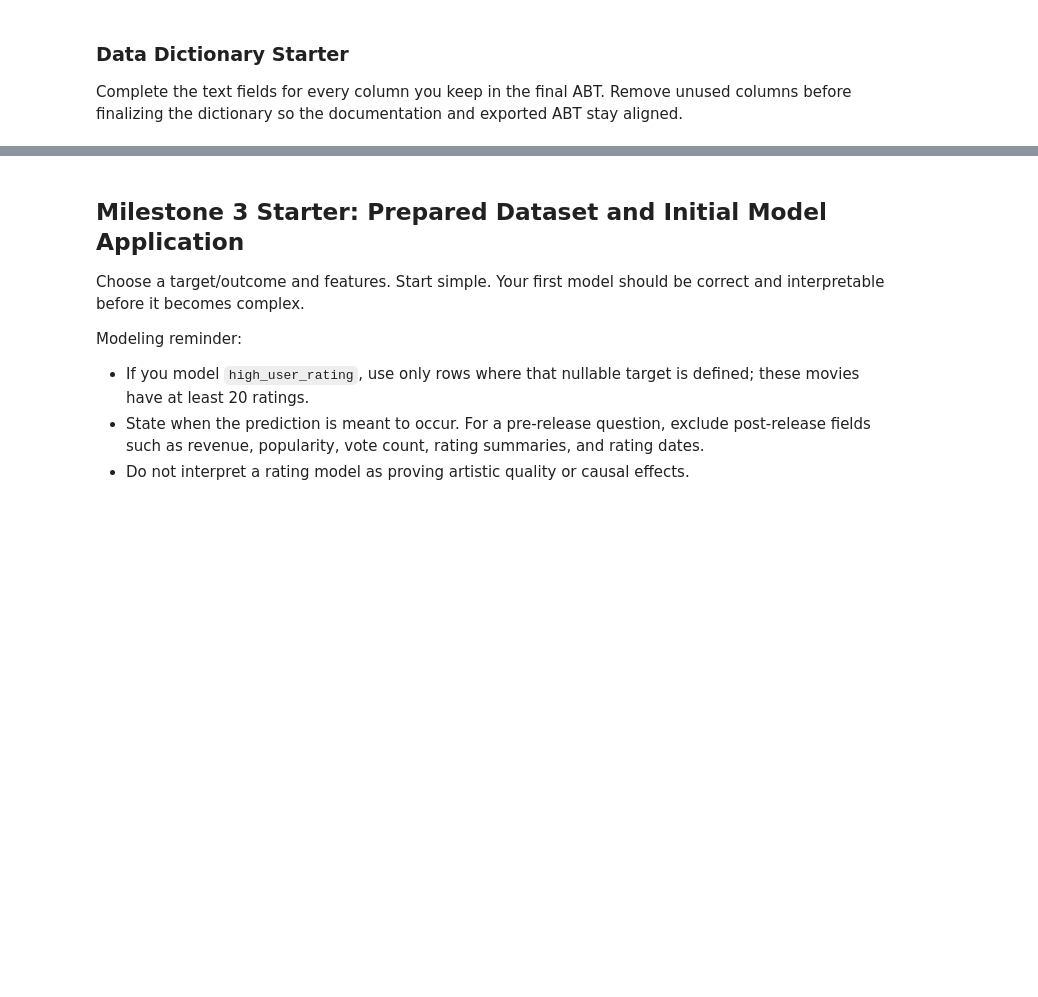
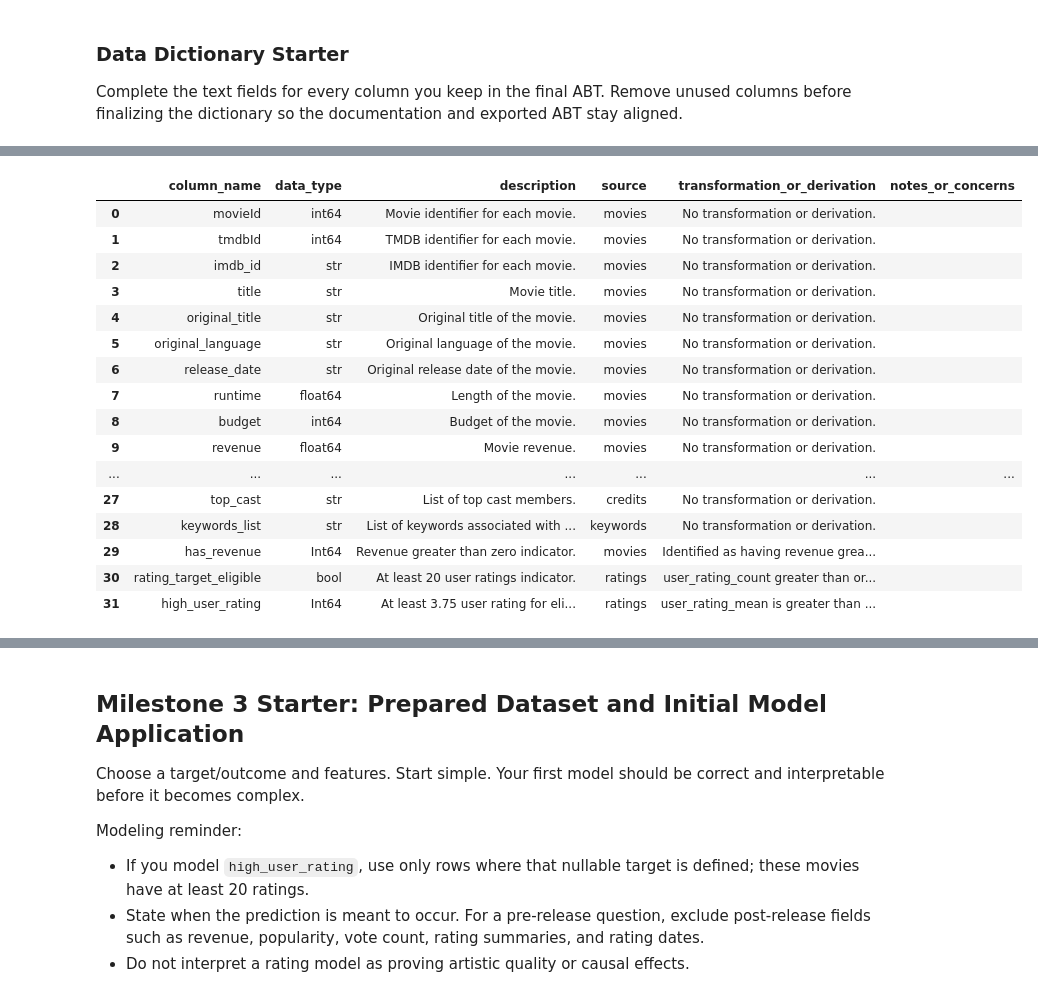
Before and after one commit to ovallemark/ban6003-project-option-1-movies, a Jupyter notebook: notebooks/movies_project_starter.ipynb, the cells around one changed output, grey strips where cells are left out. Drawn from its saved outputs; the diff is of its cells as text; code cells hidden in the pictures; blank space fills up the shorter version.

```diff
--- a/notebooks/movies_project_starter.ipynb
+++ b/notebooks/movies_project_starter.ipynb
@@ -548,0 +681,55 @@ data_dictionary.head()
+# %%
+#transformation_or_derivation column
+
+data_dictionary.loc[data_dictionary["column_name"] == "movieId", "transformation_or_derivation"] = "No transformation or derivation."
+data_dictionary.loc[data_dictionary["column_name"] == "tmdbId", "transformation_or_derivation"] = "No transformation or derivation."
+data_dictionary.loc[data_dictionary["column_name"] == "imdb_id", "transformation_or_derivation"] = "No transformation or derivation."
+data_dictionary.loc[data_dictionary["column_name"] == "title", "transformation_or_derivation"] = "No transformation or derivation."
+data_dictionary.loc[data_dictionary["column_name"] == "original_title", "transformation_or_derivation"] = "No transformation or derivation."
+data_dictionary.loc[data_dictionary["column_name"] == "original_language", "transformation_or_derivation"] = "No transformation or derivation."
+data_dictionary.loc[data_dictionary["column_name"] == "release_date", "transformation_or_derivation"] = "No transformation or derivation."
+data_dictionary.loc[data_dictionary["column_name"] == "runtime", "transformation_or_derivation"] = "No transformation or derivation."
+data_dictionary.loc[data_dictionary["column_name"] == "budget", "transformation_or_derivation"] = "No transformation or derivation."
+data_dictionary.loc[data_dictionary["column_name"] == "revenue", "transformation_or_derivation"] = "No transformation or derivation."
+data_dictionary.loc[data_dictionary["column_name"] == "popularity", "transformation_or_derivation"] = "No transformation or derivation."
+data_dictionary.loc[data_dictionary["column_name"] == "vote_average", "transformation_or_derivation"] = "No transformation or derivation."
+data_dictionary.loc[data_dictionary["column_name"] == "vote_count", "transformation_or_derivation"] = "No transformation or derivation."
+data_dictionary.loc[data_dictionary["column_name"] == "genres", "transformation_or_derivation"] = "No transformation or derivation."
+data_dictionary.loc[data_dictionary["column_name"] == "production_companies", "transformation_or_derivation"] = "No transformation or derivation."
+data_dictionary.loc[data_dictionary["column_name"] == "production_countries", "transformation_or_derivation"] = "No transformation or derivation."
+data_dictionary.loc[data_dictionary["column_name"] == "adult", "transformation_or_derivation"] = "No transformation or derivation."
+data_dictionary.loc[data_dictionary["column_name"] == "status", "transformation_or_derivation"] = "No transformation or derivation."
+data_dictionary.loc[data_dictionary["column_name"] == "genres_list", "transformation_or_derivation"] = "No transformation or derivation."
+data_dictionary.loc[data_dictionary["column_name"] == "primary_genre", "transformation_or_derivation"] = "No transformation or derivation."
+data_dictionary.loc[data_dictionary["column_name"] == "release_year", "transformation_or_derivation"] = "No transformation or derivation."
+data_dictionary.loc[data_dictionary["column_name"] == "user_rating_mean", "transformation_or_derivation"] = "Aggregated by movieId using the mean."
+data_dictionary.loc[data_dictionary["column_name"] == "user_rating_count", "transformation_or_derivation"] = "Aggregated by movieId using the count."
+data_dictionary.loc[data_dictionary["column_name"] == "user_rating_std", "transformation_or_derivation"] = "Aggregated by movieId using the standard deviation."
+data_dictionary.loc[data_dictionary["column_name"] == "first_rating_date", "transformation_or_derivation"] = "Aggregated by movieId using the minimum date."
+data_dictionary.loc[data_dictionary["column_name"] == "last_rating_date", "transformation_or_derivation"] = "Aggregated by movieId using the maximum date."
+data_dictionary.loc[data_dictionary["column_name"] == "director", "transformation_or_derivation"] = "No transformation or derivation."
+data_dictionary.loc[data_dictionary["column_name"] == "top_cast", "transformation_or_derivation"] = "No transformation or derivation."
+data_dictionary.loc[data_dictionary["column_name"] == "keywords_list", "transformation_or_derivation"] = "No transformation or derivation."
+data_dictionary.loc[data_dictionary["column_name"] == "has_revenue", "transformation_or_derivation"] = "Identified as having revenue greater than 0."
+data_dictionary.loc[data_dictionary["column_name"] == "rating_target_eligible", "transformation_or_derivation"] = "user_rating_count greater than or equal to 20."
+data_dictionary.loc[data_dictionary["column_name"] == "high_user_rating", "transformation_or_derivation"] = "user_rating_mean is greater than or equal to 3.75 and rating_target_eligible is True."
+
+display(data_dictionary)
+# %% [output]
+|  | column_name | data_type | description | source | transformation_or_derivation | notes_or_concerns |
+| 0 | movieId | int64 | Movie identifier for each movie. | movies | No transformation or derivation. |  |
+| 1 | tmdbId | int64 | TMDB identifier for each movie. | movies | No transformation or derivation. |  |
+| 2 | imdb_id | str | IMDB identifier for each movie. | movies | No transformation or derivation. |  |
+| 3 | title | str | Movie title. | movies | No transformation or derivation. |  |
+| 4 | original_title | str | Original title of the movie. | movies | No transformation or derivation. |  |
+| 5 | original_language | str | Original language of the movie. | movies | No transformation or derivation. |  |
+| 6 | release_date | str | Original release date of the movie. | movies | No transformation or derivation. |  |
+| 7 | runtime | float64 | Length of the movie. | movies | No transformation or derivation. |  |
+| 8 | budget | int64 | Budget of the movie. | movies | No transformation or derivation. |  |
+| 9 | revenue | float64 | Movie revenue. | movies | No transformation or derivation. |  |
+| ... | ... | ... | ... | ... | ... | ... |
+| 27 | top_cast | str | List of top cast members. | credits | No transformation or derivation. |  |
+| 28 | keywords_list | str | List of keywords associated with ... | keywords | No transformation or derivation. |  |
+| 29 | has_revenue | Int64 | Revenue greater than zero indicator. | movies | Identified as having revenue grea... |  |
+| 30 | rating_target_eligible | bool | At least 20 user ratings indicator. | ratings | user_rating_count greater than or... |  |
+| 31 | high_user_rating | Int64 | At least 3.75 user rating for eli... | ratings | user_rating_mean is greater than ... |  |
```
Also changed, not shown: parts of 6 cells of this notebook.
